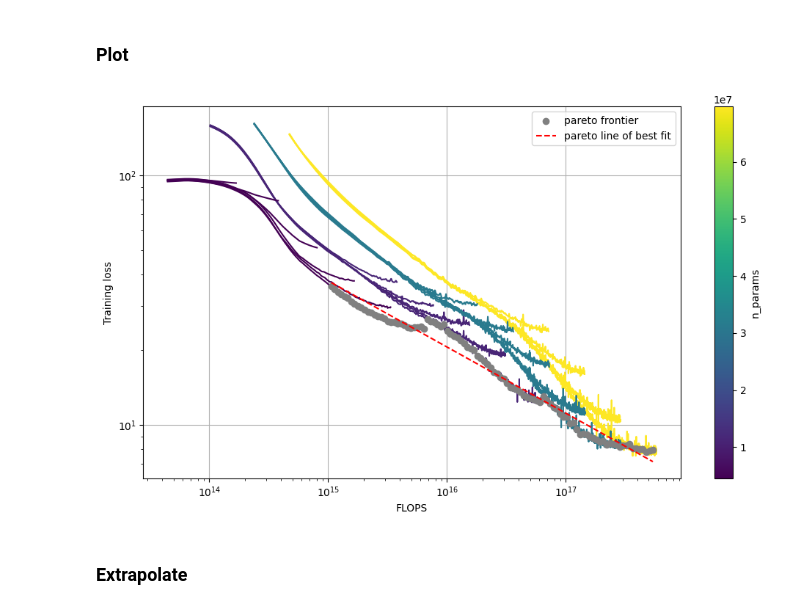
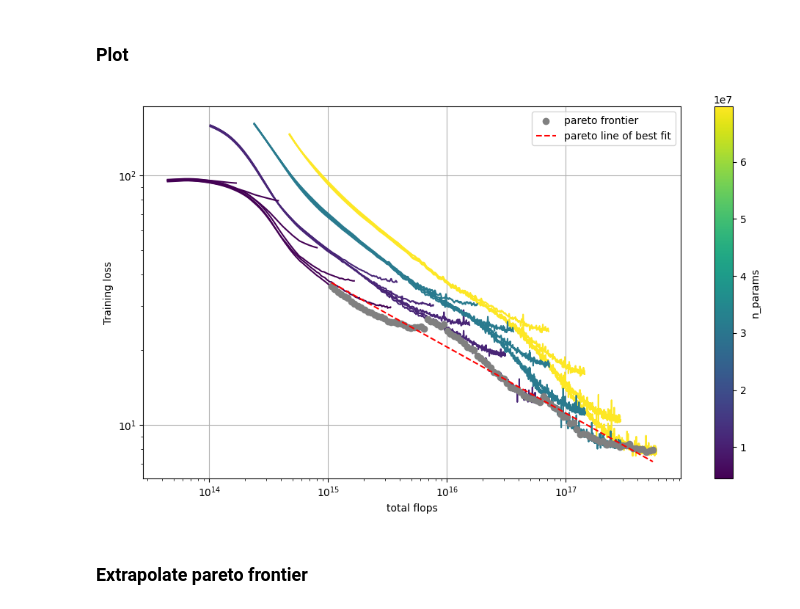
Before and after one commit to simidzija/Scaling-Laws, a Jupyter notebook: analysis.ipynb, the cells around one changed output. Saved outputs shown, nothing was run; the diff lists cells and outputs as text; code cells hidden in the pictures.

```diff
--- a/analysis.ipynb
+++ b/analysis.ipynb
@@ -94,40 +93,40 @@ Max flops = 5.77e+17
 fig, ax = plt.subplots(figsize=(10, 6))
 
 # colourmap
-cmap = plt.cm.viridis  # 'plasma', 'inferno', 'magma', 'jet'
+cmap = plt.cm.viridis
 norm = Normalize(vmin=min(flops_and_losses), vmax=max(flops_and_losses))
 
 # plot training curves
 for n_params in flops_and_losses:
     for flops, smooth_losses in flops_and_losses[n_params]:
         ax.plot(flops, smooth_losses, color=cmap(norm(n_params)), markersize=2)
 
 # plot pareto frontier
 ax.scatter(pareto.keys(), pareto.values(), color='gray', zorder=3, label='pareto frontier')
 ax.plot(all_flops, pareto_lobf, ls='--', color='red', label='pareto line of best fit', zorder=4)
 
 # colourbar
 sm = ScalarMappable(norm=norm, cmap=cmap)
 sm.set_array([])
 cbar = plt.colorbar(sm, ax=ax)
 cbar.set_label('n_params')
 
 # labels
-ax.set_xlabel('FLOPS')
+ax.set_xlabel('total flops')
 ax.set_ylabel('Training loss')
 ax.grid(True)
 ax.legend()
 
 # log scale
 ax.set_xscale('log')
 ax.set_yscale('log')
 
 plt.tight_layout()
 plt.show()
 # %% [output]
-[figure, old version]
+[figure, new version]
 # %% [markdown]
-### Extrapolate
+### Extrapolate pareto frontier
 # %%
 def pareto_extrapolate(flops):
     slope = regress[0]
```
Also changed, not shown: parts of 10 cells of this notebook.
